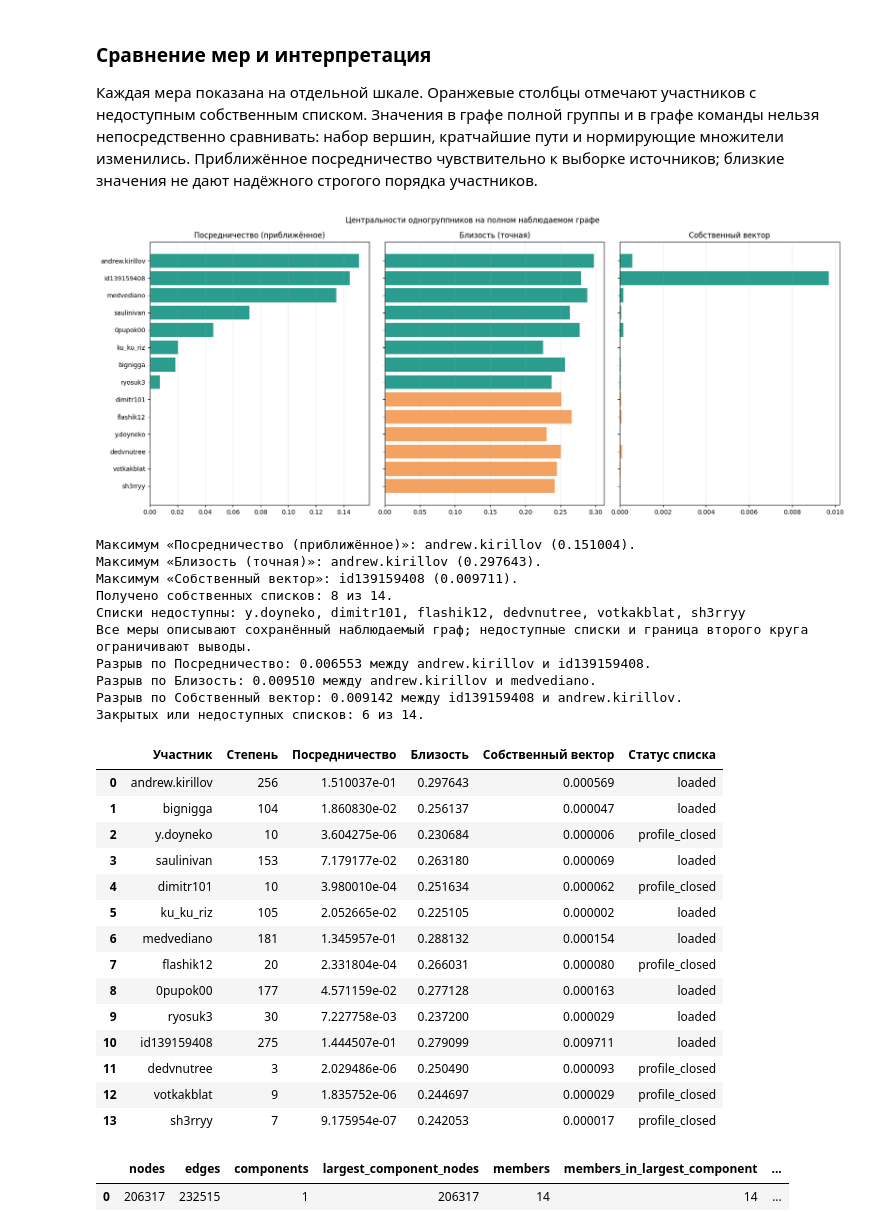
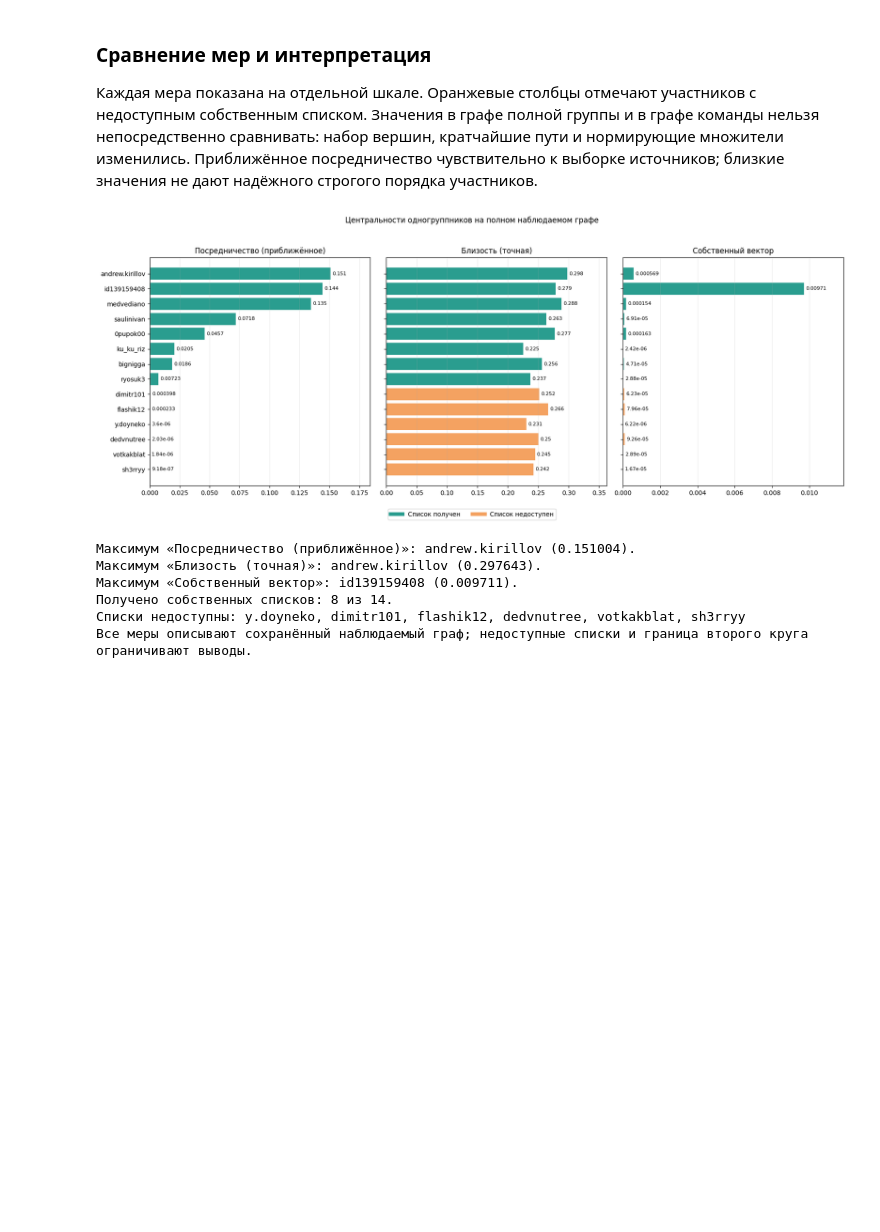
Before and after one commit to Osipovill/intelligent_systems_and_technologies, a Jupyter notebook: practice_2/practice2.ipynb, the cells around one changed output. Cells and saved outputs as stored; diff of their text form; code cells hidden in the pictures; blank space fills up the shorter version.

```diff
--- a/practice_2/practice2.ipynb
+++ b/practice_2/practice2.ipynb
@@ -533,7 +517,7 @@ plt.show()
 member_ids = set(GROUP_MEMBERS)
 second_ids = set(second_friends['friend_id']) - member_ids - direct_friend_ids
 second_by_degree = sorted(second_ids, key=lambda node: (-G.degree(node), node))
-selected_second_ids = set(second_by_degree[:OVERVIEW_SECOND_LIMIT])
+selected_second_ids = set(second_by_degree[:305])
 shown_ids = member_ids | direct_friend_ids | selected_second_ids
 H = G.subgraph(shown_ids).copy()
 
@@ -800,16 +756,9 @@ else:
         f'собственный вектор — {eigenvector_leader}.'
     )
 print(
-    'Центральности описывают наблюдаемый граф; для закрытых профилей '
-    'наблюдаемые связи являются нижней границей, а незагруженные списки '
-    'ограничивают интерпретацию показателей.'
+    'Закрытый список flashik12 не позволяет считать наблюдаемые 20 связей '
+    'полным числом друзей и ограничивает интерпретацию его центральностей.'
 )
-for _, row in team_leader_gaps.iterrows():
-    print(
-        f"Разрыв по {row['metric']}: {row['gap']:.6f} между {row['leader']} и {row['second']}."
-    )
-closed_count = int((members_table['Статус списка'] != 'Список получен').sum())
-print(f"Недоступных или незагруженных списков: {closed_count} из {len(members_table)}.")
 # %% [output]
 Максимум «Посредничество (приближённое)» у medvediano: 0.661111.
 Максимум «Близость (точная)» у medvediano: 0.426874.
@@ -1111,67 +1085,38 @@ display(backend_comparison)
 # %%
 fig, axes = plt.subplots(1, 3, figsize=(17, 7), sharey=True)
 ordered = full_results.sort_values(['betweenness_approximate', 'user_id'], ascending=[True, True])
 for axis, (column, title) in zip(axes, full_metric_labels.items()):
-    axis.barh(
+    bars = axis.barh(
         ordered['participant'], ordered[column],
         color=[full_colors[uid] for uid in ordered['user_id']],
     )
+    axis.bar_label(bars, labels=[f'{value:.3g}' for value in ordered[column]], padding=3, fontsize=8)
+    axis.margins(x=0.22)
     axis.set_title(title)
     axis.grid(axis='x', alpha=0.25)
 fig.suptitle('Центральности одногруппников на полном наблюдаемом графе')
-fig.tight_layout()
+fig.legend(handles=[
+    plt.Line2D([0], [0], color='#2a9d8f', linewidth=6, label='Список получен'),
+    plt.Line2D([0], [0], color='#f4a261', linewidth=6, label='Список недоступен'),
+], loc='lower center', ncol=2)
+fig.tight_layout(rect=(0, 0.06, 1, 0.95))
 fig.savefig(FULL_DATA_DIR / 'centralities.png', dpi=150, bbox_inches='tight')
 plt.show()
 
 for column, label in full_metric_labels.items():
     maximum = full_results[column].max()
     leaders = full_results.loc[full_results[column].eq(maximum), 'participant'].tolist()
     print(f'Максимум «{label}»: {", ".join(leaders)} ({maximum:.6f}).')
 unavailable = full_members.loc[full_members['friends_status'].ne('loaded'), 'screen_name'].tolist()
 print(f'Получено собственных списков: {len(full_members) - len(unavailable)} из {len(full_members)}.')
 if unavailable:
     print('Списки недоступны:', ', '.join(unavailable))
 print('Все меры описывают сохранённый наблюдаемый граф; недоступные списки и граница второго круга ограничивают выводы.')
-for _, row in full_leader_gaps.iterrows():
-    print(
-        f"Разрыв по {row['metric']}: {row['gap']:.6f} между {row['leader']} и {row['second']}."
-    )
-closed_profiles = int((full_members['friends_status'] != 'loaded').sum())
-print(f"Закрытых или недоступных списков: {closed_profiles} из {len(full_members)}.")
-display(full_final_table)
-display(pd.DataFrame([full_graph_stats]))
-display(full_sensitivity)
-mark_analysis_complete(
-    FULL_DATA_DIR / 'collection_summary.json',
-    full_calculation,
-    full_graph_stats,
-)
 # %% [output]
-[figure, old version]
+[figure, new version]
 Максимум «Посредничество (приближённое)»: andrew.kirillov (0.151004).
 Максимум «Близость (точная)»: andrew.kirillov (0.297643).
 Максимум «Собственный вектор»: id139159408 (0.009711).
 Получено собственных списков: 8 из 14.
 Списки недоступны: y.doyneko, dimitr101, flashik12, dedvnutree, votkakblat, sh3rryy
 Все меры описывают сохранённый наблюдаемый граф; недоступные списки и граница второго круга ограничивают выводы.
-Разрыв по Посредничество: 0.006553 между andrew.kirillov и id139159408.
-Разрыв по Близость: 0.009510 между andrew.kirillov и medvediano.
-Разрыв по Собственный вектор: 0.009142 между id139159408 и andrew.kirillov.
-Закрытых или недоступных списков: 6 из 14.
-|  | Участник | Степень | Посредничество | Близость | Собственный вектор | Статус списка |
-| 0 | andrew.kirillov | 256 | 1.510037e-01 | 0.297643 | 0.000569 | loaded |
-| 1 | bignigga | 104 | 1.860830e-02 | 0.256137 | 0.000047 | loaded |
-| 2 | y.doyneko | 10 | 3.604275e-06 | 0.230684 | 0.000006 | profile_closed |
-| 3 | saulinivan | 153 | 7.179177e-02 | 0.263180 | 0.000069 | loaded |
-| 4 | dimitr101 | 10 | 3.980010e-04 | 0.251634 | 0.000062 | profile_closed |
-| 5 | ku_ku_riz | 105 | 2.052665e-02 | 0.225105 | 0.000002 | loaded |
-| 6 | medvediano | 181 | 1.345957e-01 | 0.288132 | 0.000154 | loaded |
-| 7 | flashik12 | 20 | 2.331804e-04 | 0.266031 | 0.000080 | profile_closed |
-| 8 | 0pupok00 | 177 | 4.571159e-02 | 0.277128 | 0.000163 | loaded |
-| 9 | ryosuk3 | 30 | 7.227758e-03 | 0.237200 | 0.000029 | loaded |
-| 10 | id139159408 | 275 | 1.444507e-01 | 0.279099 | 0.009711 | loaded |
-| 11 | dedvnutree | 3 | 2.029486e-06 | 0.250490 | 0.000093 | profile_closed |
-| 12 | votkakblat | 9 | 1.835752e-06 | 0.244697 | 0.000029 | profile_closed |
-| 13 | sh3rryy | 7 | 9.175954e-07 | 0.242053 | 0.000017 | profile_closed |
-|  | nodes | edges | components | largest_component_nodes | members | members_in_largest_component | ... |
-| 0 | 206317 | 232515 | 1 | 206317 | 14 | 14 | ... |
```
Also changed, not shown: parts of 37 cells of this notebook.
